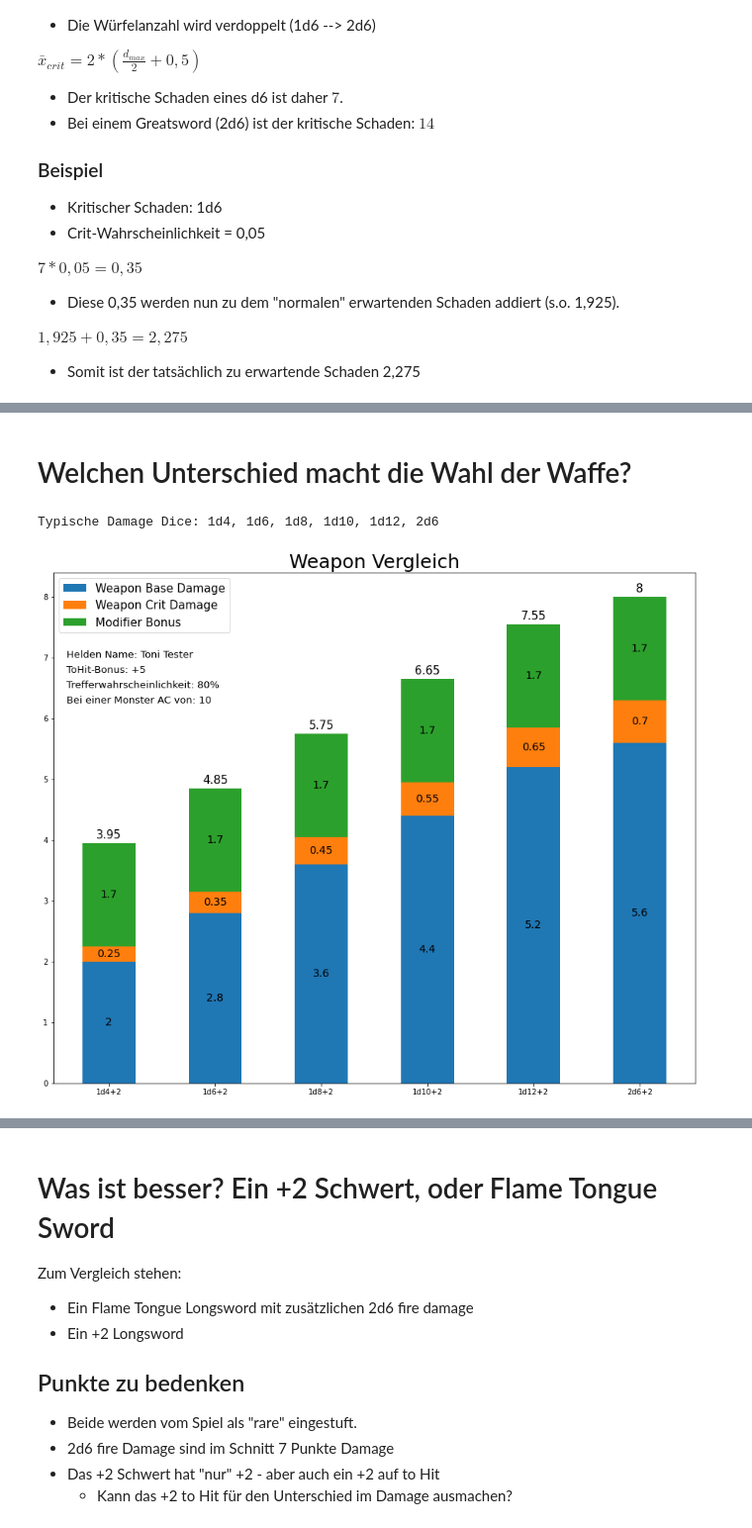
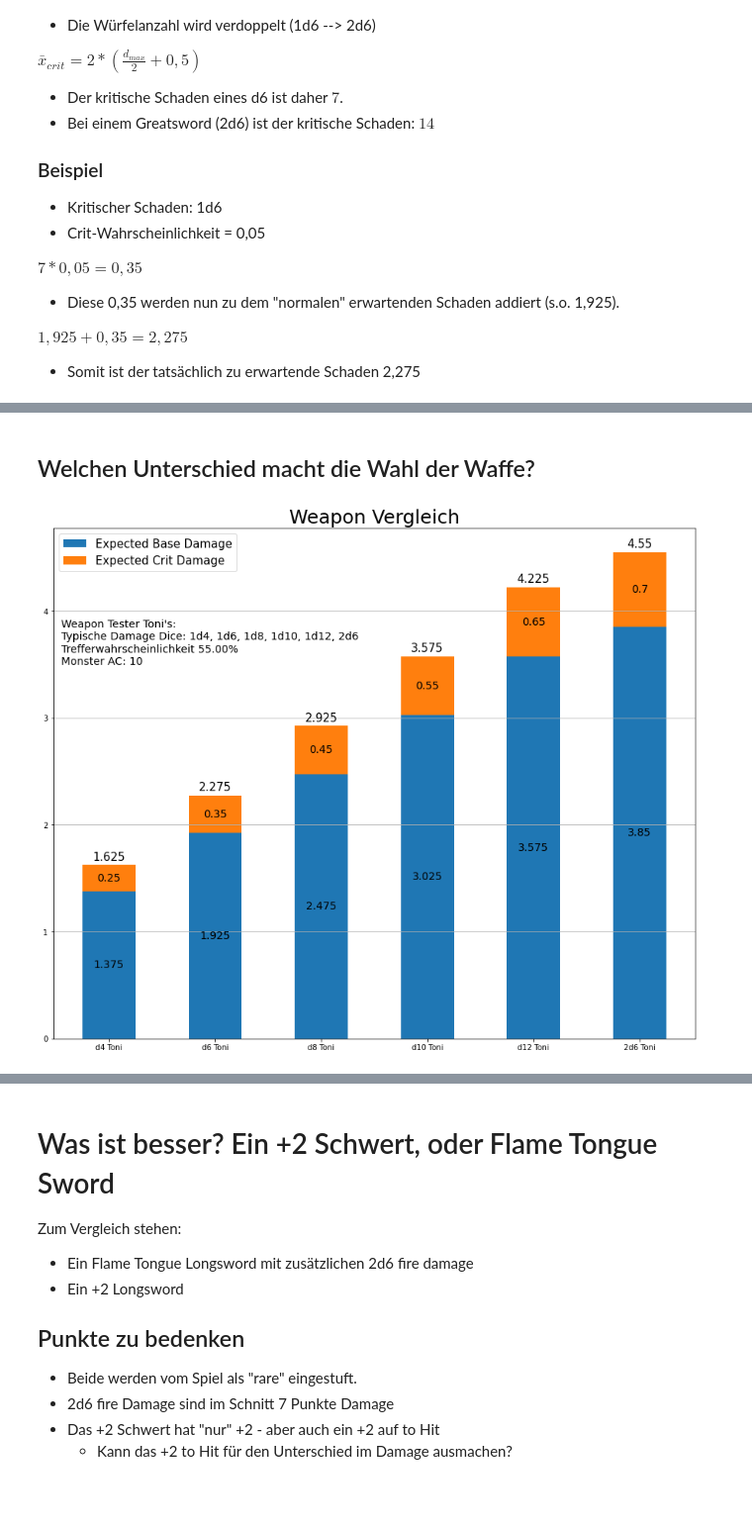
Before and after one commit to AlexSchinnerl/dndMath, a Jupyter notebook: vortrag.ipynb, the cells around one changed output, grey strips where cells are left out. Shown at 99% size. Saved outputs shown, nothing was run; the diff lists cells and outputs as text; code cells hidden in the pictures; blank space fills up the shorter version.

```diff
--- a/vortrag.ipynb
+++ b/vortrag.ipynb
@@ -231,15 +188,2 @@ Zu erwartender Schaden: 5.75 pro Attacke
 # %% [markdown]
-# Welchen Unterschied macht die Wahl der Waffe?
+## Welchen Unterschied macht die Wahl der Waffe?
-# %%
-weapon_dictionary = {
-    "1d4":(1, dice_dictionary["d4"]),
-    "1d6":(1, dice_dictionary["d6"]),
-    "1d8":(1, dice_dictionary["d8"]),
-    "1d10":(1, dice_dictionary["d10"]),
-    "1d12":(1, dice_dictionary["d12"]),
-    "2d6":(2, dice_dictionary["d6"]),
-}
-list_of_weapons = list(weapon_dictionary.keys())
-print("Typische Damage Dice:", ", ".join(list_of_weapons))
-# %% [output]
-Typische Damage Dice: 1d4, 1d6, 1d8, 1d10, 1d12, 2d6
@@ -294,24 +189,0 @@ def calc_growth(old_value, new_value):
-# %%
-tester_toni.damageBonus = 2
-weapon_damage_dict_base = {}
-label_list = []
-
-monsterAC = 10
-textsize = 13
-
-
-for weapon in weapon_dictionary:
-    weapon_damage_dict_base[weapon] = tester_toni.damageCalculator(monsterAC, weapon_dictionary[weapon][1], weapon_dictionary[weapon][0])
-    label_list.append(f"{weapon_dictionary[weapon][0]}{weapon_dictionary[weapon][1].name}{tester_toni.damageBonus:+}")
-weapon_damage_dict_base
-fig, ax, pDict = stacked_bar_plot_from_dict(weapon_damage_dict_base, "Weapon Vergleich")
-ax.text(-0.4,7.0,s=f"Helden Name: {tester_toni.name}", fontdict={"size":textsize})
-ax.text(-0.4,6.75,s=f"ToHit-Bonus: {tester_toni.toHitBonus:+}", fontdict={"size":textsize})
-ax.text(-0.4,6.5,s=f"Trefferwahrscheinlichkeit: {weapon_damage_dict_base['1d4'][3]:.0%}", fontdict={"size":textsize})
-ax.text(-0.4,6.25,s=f"Bei einer Monster AC von: {monsterAC}", fontdict={"size":textsize})
-ax.set_xticks([0, 1, 2,3,4,5])
-ax.set_xticklabels(label_list)
-
-plt.show()
-# %% [output]
-[figure, removed]
@@ -317,0 +220,33 @@ plt.show()
+# %%
+weapon_dictionary = {
+    "1d4":(1, dice_dictionary["d4"]),
+    "1d6":(1, dice_dictionary["d6"]),
+    "1d8":(1, dice_dictionary["d8"]),
+    "1d10":(1, dice_dictionary["d10"]),
+    "1d12":(1, dice_dictionary["d12"]),
+    "2d6":(2, dice_dictionary["d6"]),
+}
+list_of_weapons = list(weapon_dictionary.keys())
+
+
+graph_text = str(f"Weapon Tester Toni's:"
+                 f"\nTypische Damage Dice: {', '.join(list_of_weapons)}"+
+                 f"\nTrefferwahrscheinlichkeit {d4_toni.chance2Hit:.2%}"+
+                 f"\nMonster AC: 10"
+                 )
+
+weapon_testing_dict = {
+    d4_toni.name:list(d4_toni.heroValues.values()),
+    d6_toni.name:list(d6_toni.heroValues.values()),
+    d8_toni.name:list(d8_toni.heroValues.values()),
+    d10_toni.name:list(d10_toni.heroValues.values()),
+    d12_toni.name:list(d12_toni.heroValues.values()),
+    toni_2d6.name:list(toni_2d6.heroValues.values()),
+}
+
+fig, ax, plot_dict = stacked_bar_plot_from_dict(weapon_testing_dict, "Weapon Vergleich")
+ax.grid(True, axis="y")
+ax.text(x=-0.45, y=3.5, s=graph_text, fontdict={"size":14})
+plt.show()
+# %% [output]
+[figure, added]
```
Also changed, not shown: parts of 43 cells of this notebook, 4 other files.
